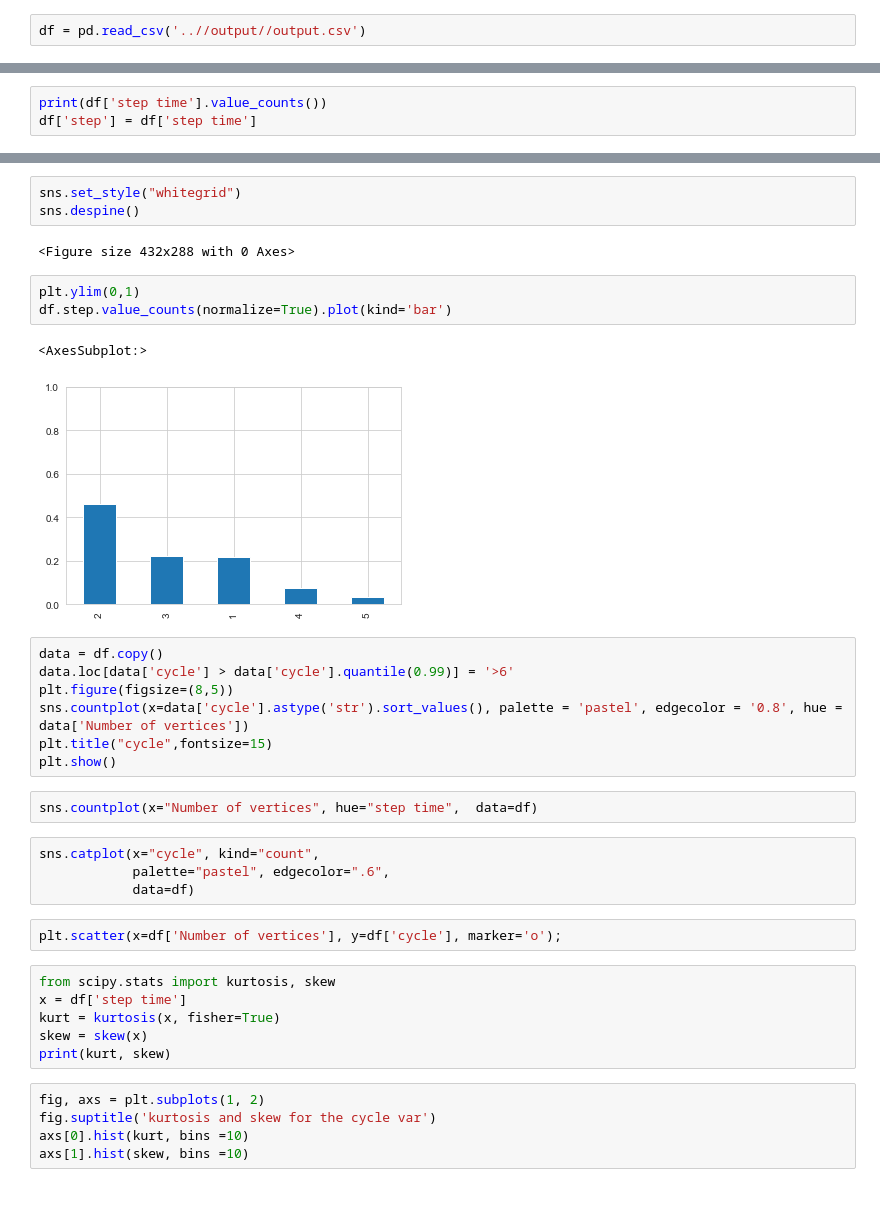
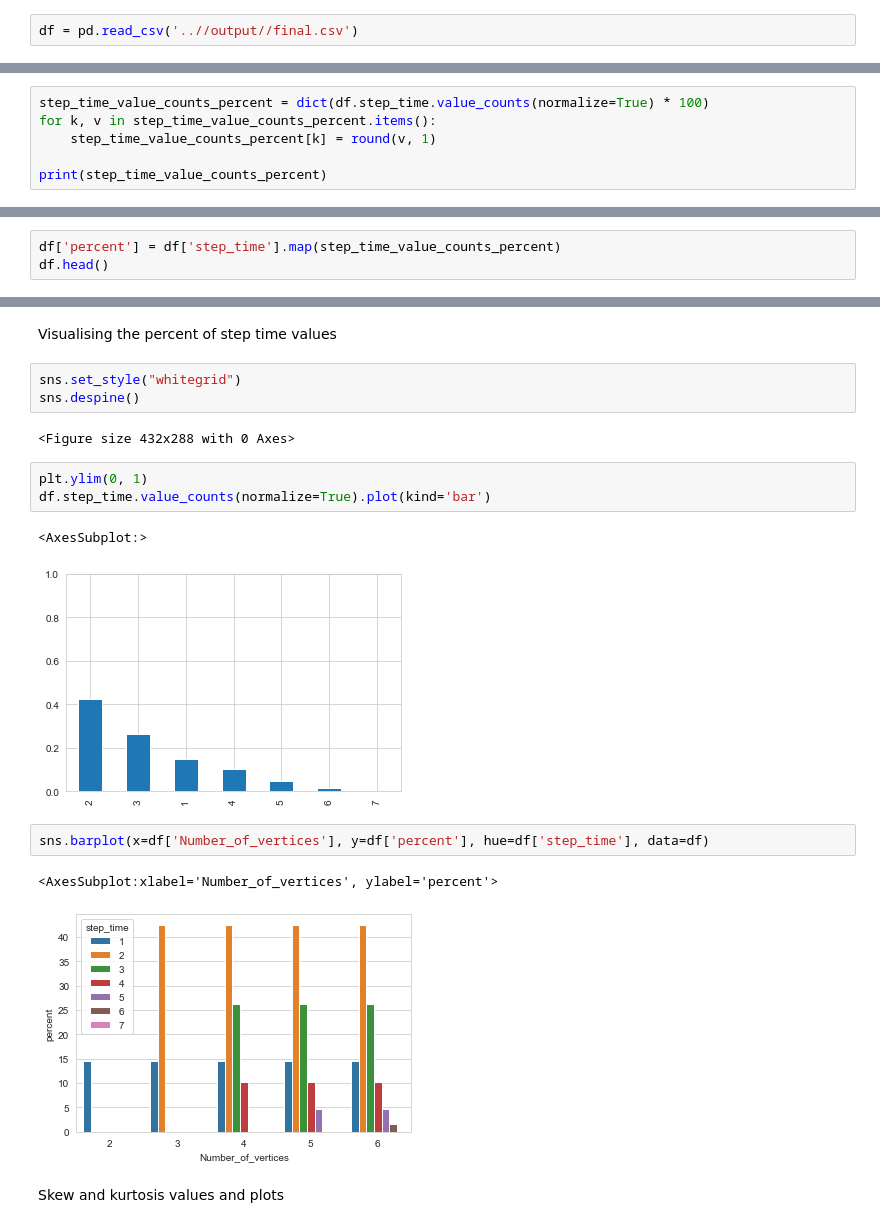
Before and after one commit to Sanskar-16/capstone, a Jupyter notebook: code/analysis.ipynb, the cells around one changed output, grey strips where cells are left out. Cells and saved outputs as stored; diff of their text form; blank space fills up the shorter version.

Commit message:
added plots, engineered some features and changed the output file cols

```diff
--- a/code/analysis.ipynb
+++ b/code/analysis.ipynb
@@ -6,2 +11,2 @@ from matplotlib import pyplot as plt
 # %%
-df = pd.read_csv('..//output//output.csv')
+df = pd.read_csv('..//output//final.csv')
@@ -45,3 +51,0 @@ df[['cycle', 'step time']].describe()
-# %%
-print(df['step time'].value_counts())
-df['step'] = df['step time']
@@ -63,0 +66,6 @@ Name: step, dtype: float64
+# %%
+step_time_value_counts_percent = dict(df.step_time.value_counts(normalize=True) * 100)
+for k, v in step_time_value_counts_percent.items():
+    step_time_value_counts_percent[k] = round(v, 1)
+
+print(step_time_value_counts_percent)
@@ -63,0 +74,3 @@ Name: step, dtype: float64
+# %%
+df['percent'] = df['step_time'].map(step_time_value_counts_percent)
+df.head()
@@ -64,37 +84,20 @@ Name: step, dtype: float64
+# %% [markdown]
+Visualising the percent of step time values
 # %%
 sns.set_style("whitegrid")
 sns.despine()
 # %% [output]
 <Figure size 432x288 with 0 Axes>
 # %%
-plt.ylim(0,1)
-df.step.value_counts(normalize=True).plot(kind='bar')
+plt.ylim(0, 1)
+df.step_time.value_counts(normalize=True).plot(kind='bar')
 # %% [output]
 <AxesSubplot:>
-[figure, old version]
+[figure, new version]
-# %%
-data = df.copy()
-data.loc[data['cycle'] > data['cycle'].quantile(0.99)] = '>6'
-plt.figure(figsize=(8,5))
-sns.countplot(x=data['cycle'].astype('str').sort_values(), palette = 'pastel', edgecolor = '0.8', hue = data['Number of vertices'])
-plt.title("cycle",fontsize=15)
-plt.show()
-# %%
-sns.countplot(x="Number of vertices", hue="step time",  data=df)
-# %%
-sns.catplot(x="cycle", kind="count",
-            palette="pastel", edgecolor=".6",
-            data=df)
-# %%
-plt.scatter(x=df['Number of vertices'], y=df['cycle'], marker='o');
-# %%
-from scipy.stats import kurtosis, skew
-x = df['step time']
-kurt = kurtosis(x, fisher=True)
-skew = skew(x)
-print(kurt, skew)
-# %%
-fig, axs = plt.subplots(1, 2)
-fig.suptitle('kurtosis and skew for the cycle var')
-axs[0].hist(kurt, bins =10)
-axs[1].hist(skew, bins =10)
+# %%
+sns.barplot(x=df['Number_of_vertices'], y=df['percent'], hue=df['step_time'], data=df)
+# %% [output]
+<AxesSubplot:xlabel='Number_of_vertices', ylabel='percent'>
+[figure, added]
+# %% [markdown]
+Skew and kurtosis values and plots
```
Also changed, not shown: parts of 15 cells of this notebook, 1 other file.
